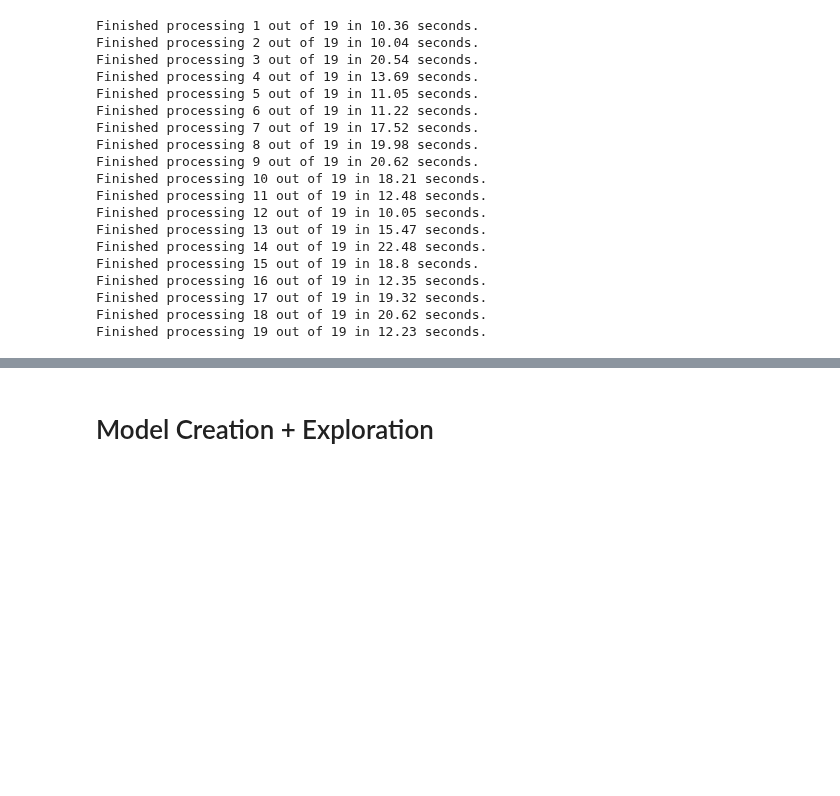
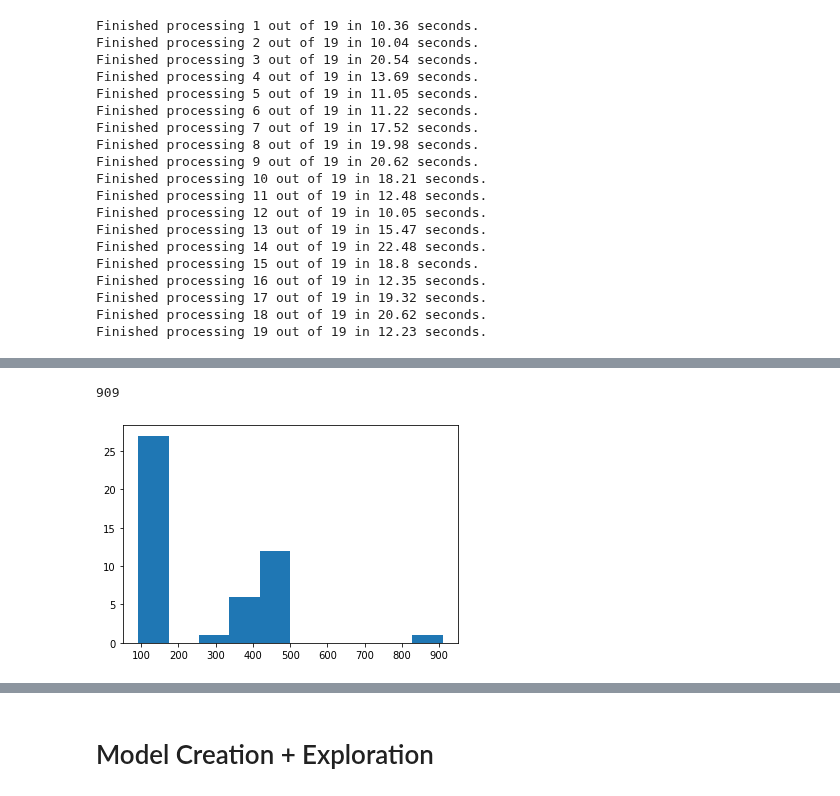
Before and after one commit to worldlife92/dancemachine-by-871, a Jupyter notebook: notebooks/working_nb_video_process.ipynb, the cells around one changed output, grey strips where cells are left out. Drawn from its saved outputs; the diff is of its cells as text; code cells hidden in the pictures; blank space fills up the shorter version.

```diff
--- a/notebooks/working_nb_video_process.ipynb
+++ b/notebooks/working_nb_video_process.ipynb
@@ -335,2 +341,12 @@ Finished processing 11 out of 47 in 18.16 seconds.
 # %%
 maxlen_pad = max(maxlen_fault, maxlen_fine)
+# %%
+maxlen_pad
+# %% [output]
+909
+# %%
+import matplotlib.pyplot as plt
+
+plt.hist([len(i) for i in X_fault]);
+# %% [output]
+[figure, added]
```
Also changed, not shown: parts of 13 cells of this notebook, 4 other files.
